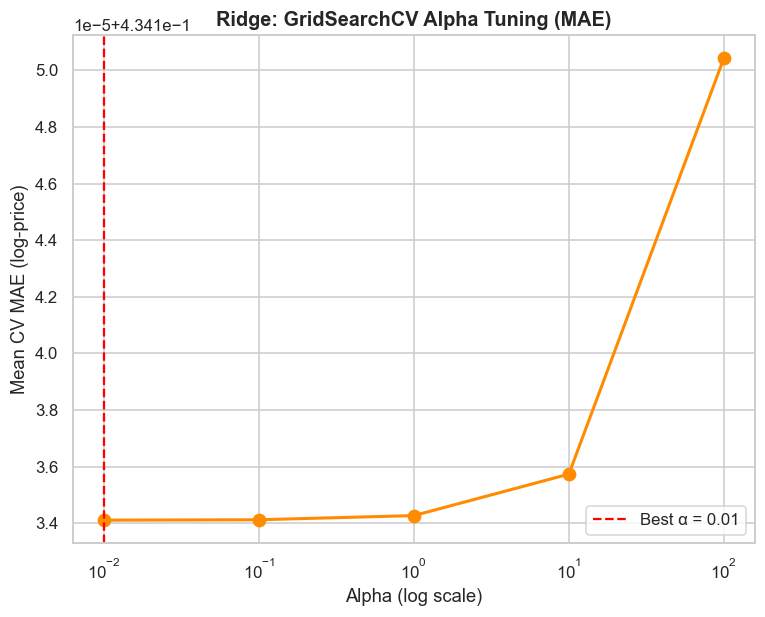
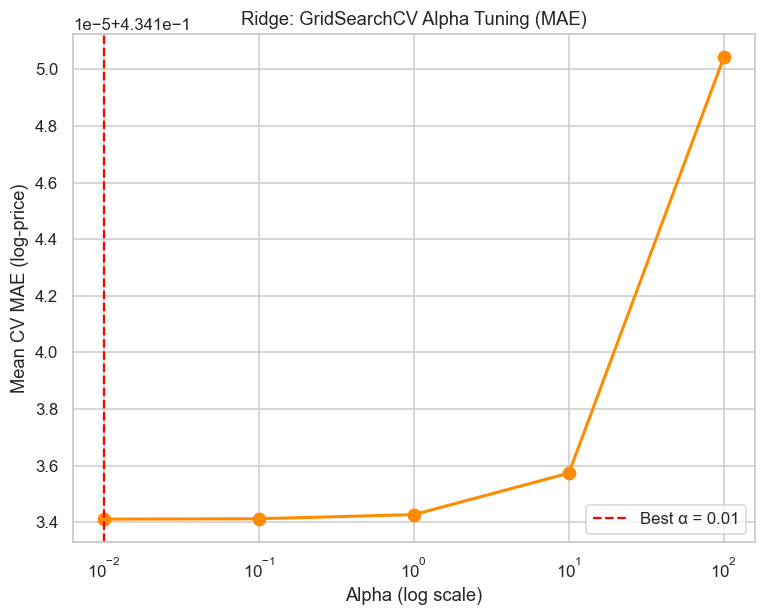
The change to this notebook cell's code, shown as a diff; its figure went from the first image to the second:
--- before
+++ after
@@ -26,5 +26,5 @@
 ax.axvline(ridge_gs.best_params_['model__alpha'], color='red', linestyle='--',
                 label=f"Best α = {ridge_gs.best_params_['model__alpha']}")
-ax.set_title('Ridge: GridSearchCV Alpha Tuning (MAE)', fontsize=13, fontweight='bold')
+ax.set_title('Ridge: GridSearchCV Alpha Tuning (MAE)')
 ax.set_xlabel('Alpha (log scale)')
 ax.set_ylabel('Mean CV MAE (log-price)')

Commit: Included median values for car age and odometer reading.